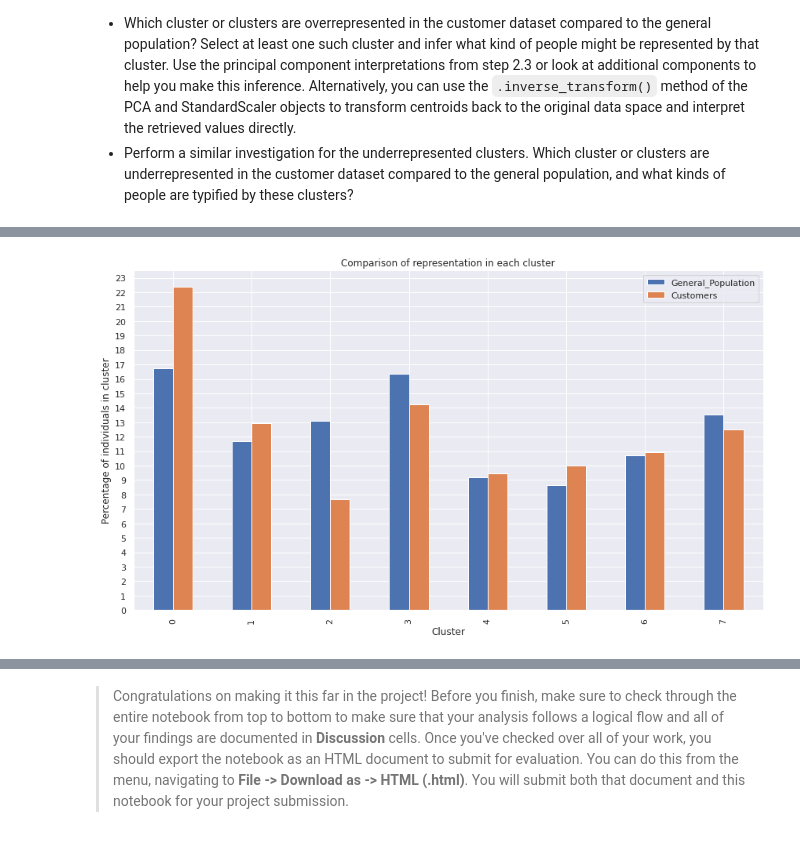
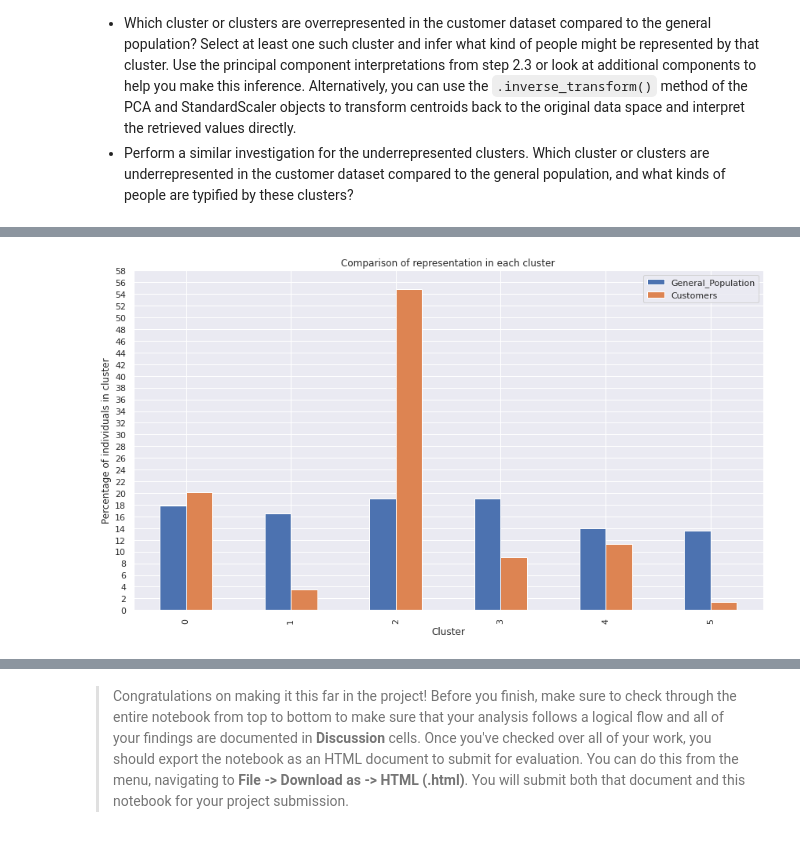
Before and after one commit to droussis/intro_to_ml_with_tf, a Jupyter notebook: arvato_customer_segments/Identify_Customer_Segments.ipynb, the cells around one changed output, grey strips where cells are left out. Saved outputs shown, nothing was run; the diff lists cells and outputs as text; code cells hidden in the pictures.

```diff
--- a/arvato_customer_segments/Identify_Customer_Segments.ipynb
+++ b/arvato_customer_segments/Identify_Customer_Segments.ipynb
@@ -818,7 +859,7 @@ plt.show()
 # Re-fit the k-means model with the selected number of clusters and obtain
 # cluster predictions for the general population demographics data.
 
-kmeans = KMeans(n_clusters=8, random_state=42,
+kmeans = KMeans(n_clusters=6, random_state=52,
                 n_init=32, max_iter=1000, tol=1e-5, n_jobs=-1)
 clusters_population = kmeans.fit_predict(reduced)
 # %% [markdown]
@@ -842,9 +883,9 @@ customers = pd.read_csv('Udacity_CUSTOMERS_Subset.csv', delimiter=';')
 # customer demographics data.
 
 customers_cleaned = clean_data(customers)
-customers_imputed = imputer.fit_transform(customers_cleaned)
-customers_scaled = scaler.fit_transform(customers_imputed)
-customers_reduced = pca.fit_transform(customers_scaled)
+customers_imputed = imputer.transform(customers_cleaned)
+customers_scaled = scaler.transform(customers_imputed)
+customers_reduced = pca.transform(customers_scaled)
 clusters_customers = kmeans.predict(customers_reduced)
 # %% [markdown]
 ### Step 3.3: Compare Customer Data to Demographics Data
@@ -885,10 +926,10 @@ df_cluster = pd.DataFrame({'Cluster': cluster,
 # %%
 df_cluster.plot(x='Cluster', y=['General_Population', 'Customers'],
                 kind='bar', figsize=(12, 7))
-plt.yticks(np.arange(0, 24))
+plt.yticks(np.arange(0, 60, 2))
 plt.title('Comparison of representation in each cluster')
 plt.ylabel('Percentage of individuals in cluster')
 plt.tight_layout()
 plt.show()
 # %% [output]
-[figure, old version]
+[figure, new version]
```
Also changed, not shown: parts of 14 cells of this notebook, 1 other file.
